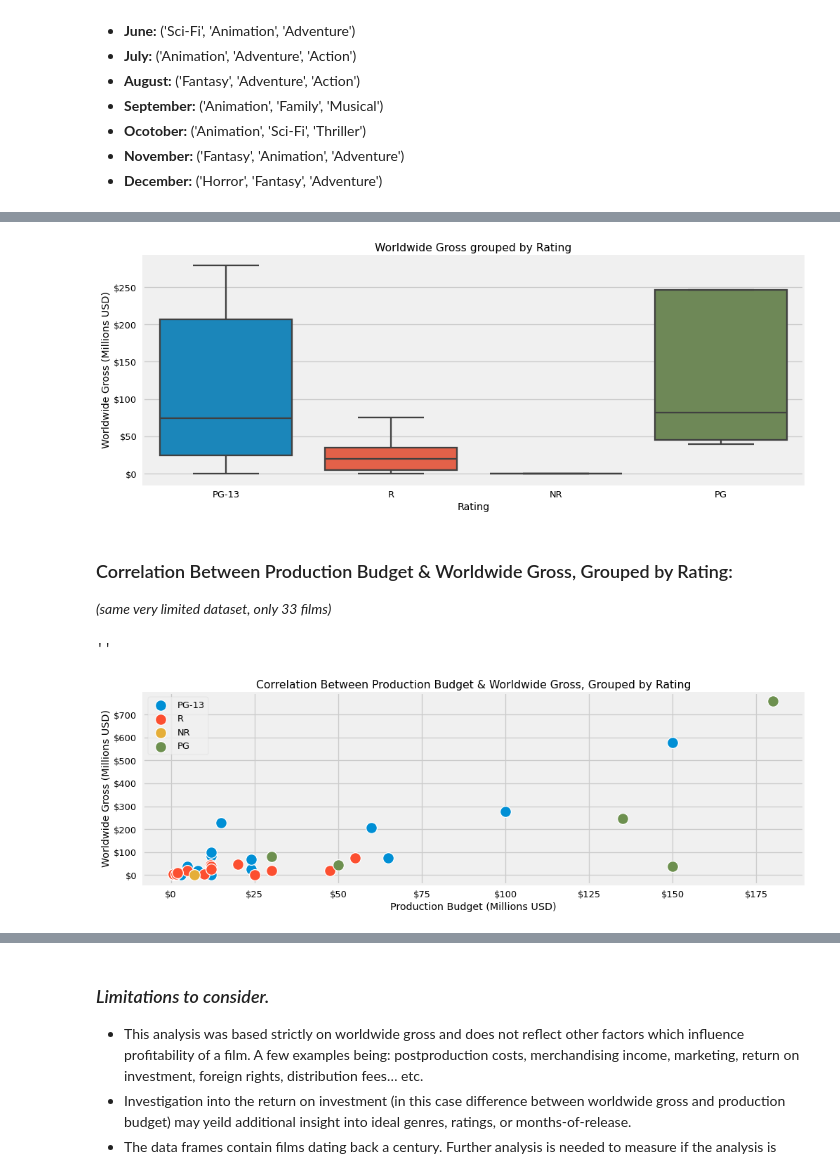
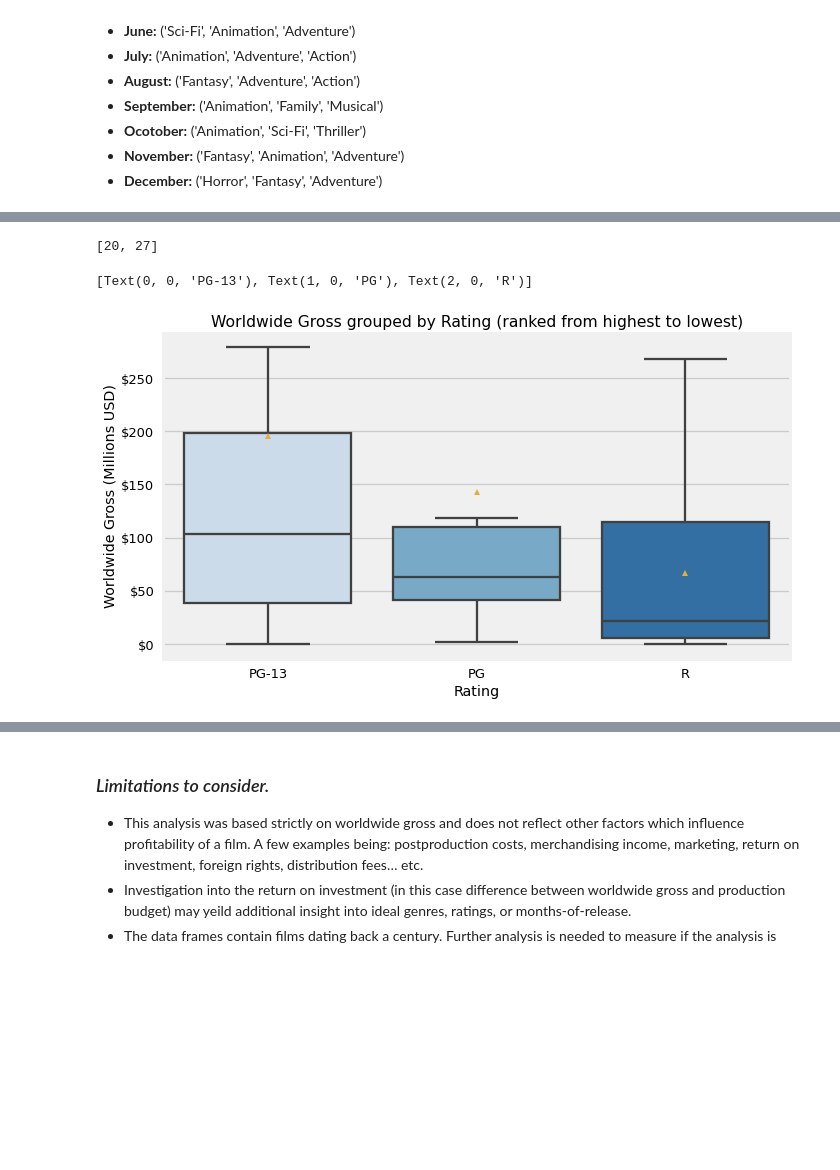
Before and after one commit to AgathaZareth/dsc-phase-1-project-v2-4, a Jupyter notebook: student.ipynb, the cells around one changed output, grey strips where cells are left out. Drawn from its saved outputs; the diff is of its cells as text; code cells hidden in the pictures; blank space fills up the shorter version.

```diff
--- a/student.ipynb
+++ b/student.ipynb
@@ -224,4 +351,0 @@ __Rename__ existing column(s):
-# %%
-# ----------rename column(s) which already exist------------------------------
-imdb.rename(columns={"title": "p_title", "runtime_minutes": "p_runtime_mins", "genres": "imdb_genres"}, \
-            inplace=True)
@@ -291,12 +408,8 @@ __Create__ multi indices for both DF's with: 'director', 'p_date', and 'p_runtim
 # %%
 # ----------create 'multi-index' columns on rt & tnimdb-----------------------
-# tuple 'p_date' w/ 'p_runtime_mins'
-rt_multi_index = list(zip(rt['p_date'], rt['p_runtime_mins']))
-tnimdb_multi_index = list(zip(tnimdb['p_date'], tnimdb['p_runtime_mins']))
-
-# add 'director' to tuple for multi index
-rt_multi_index = list(zip(rt_multi_index, rt['director']))
-tnimdb_multi_index = list(zip(tnimdb_multi_index, tnimdb['director']))
+# tuple 'director' w/ 'p_year'
+rt_multi_index = list(zip(rt['director'], rt['p_year']))
+tnimdb_multi_index = list(zip(tnimdb['director'], tnimdb['p_year']))
 
 # add 'multi_index' columns to both df's
 rt['multi_index'] = rt_multi_index
@@ -580,38 +715,33 @@ for month_word,month_int in months_words_ints.items():
+# %%
+# ----------make a list of 'NR' movies to maybe drop, so plot looks cleaner--
+ratings = rttnimdb['rating']
+drop_these = [index for index in range(len(ratings)) if ratings[index] == 'NR']
+drop_these
+# %% [output]
+[20, 27]
+# %%
+# ---------- only 2 movies, ok to drop 'NR' movies---------------------------
+rttnimdb.drop(labels=drop_these, axis=0, inplace=True)
 # %%
+# tuple rating with mean of 'p_ww_gross'
+info_tuples = [(rttnimdb[rttnimdb['rating'] == rating]['p_ww_gross'].mean(), rating) for rating in rttnimdb['rating'].unique()]
+# sort the tuples
+ranked_means = sorted(info_tuples, reverse=True)
+#make list of just rating
+ranked_ratings = [i[1] for i in ranked_means]
+
 # initiate plot
-fig, ax = plt.subplots(figsize=(15,6))
-sns.boxplot(x=rttnimdb['rating'], y=rttnimdb['p_ww_gross']/1000000, showfliers = False, ax=ax)
+fig, ax = plt.subplots(figsize=(10,6))
+sns.boxplot(x=rttnimdb['rating'], y=rttnimdb['p_ww_gross']/1000000, showfliers = False, ax=ax, showmeans=True, palette='Blues', order=ranked_ratings)
 
 # customize labels
-ax.set_title('Worldwide Gross grouped by Rating')
+ax.set_title('Worldwide Gross grouped by Rating (ranked from highest to lowest)')
 ax.set_xlabel("Rating")
 ax.set_ylabel("Worldwide Gross (Millions USD)")
 ax.yaxis.set_major_formatter('${x:1.0f}')
+
+ax.set_xticks(range(0, len(ranked_ratings)))
+ax.set_xticklabels(ranked_ratings)
 # %% [output]
+[Text(0, 0, 'PG-13'), Text(1, 0, 'PG'), Text(2, 0, 'R')]
-[figure, old version]
+[figure, new version]
-# %% [markdown]
-### Correlation Between Production Budget & Worldwide Gross, Grouped by Rating:
-*(same very limited dataset, only 33 films)*
-# %%
-# initiate plot
-fig, ax = plt.subplots(figsize=(15,5))
-x, y = (rttnimdb['p_prod_budg'], rttnimdb['p_ww_gross'])
-
-for rating in rttnimdb['rating'].unique():
-    subset = rttnimdb[rttnimdb['rating'] == rating]
-    x = subset['p_prod_budg']/1000000
-    y = subset['p_ww_gross']/1000000
-
-  #  ax.scatter(x, y, label=rating)
-    sns.scatterplot(x=x, y=y, ax=ax, label=rating, s=250)
-
-# customize labels
-ax.set_xlabel('Production Budget (Millions USD)')
-ax.xaxis.set_major_formatter('${x:1.0f}')
-ax.set_ylabel('Worldwide Gross (Millions USD)')
-ax.yaxis.set_major_formatter('${x:1.0f}')
-ax.set_title('Correlation Between Production Budget & Worldwide Gross, Grouped by Rating')
-;
-# %% [output]
-''
-[figure, removed]
```
Also changed, not shown: parts of 56 cells of this notebook, 8 other files.
